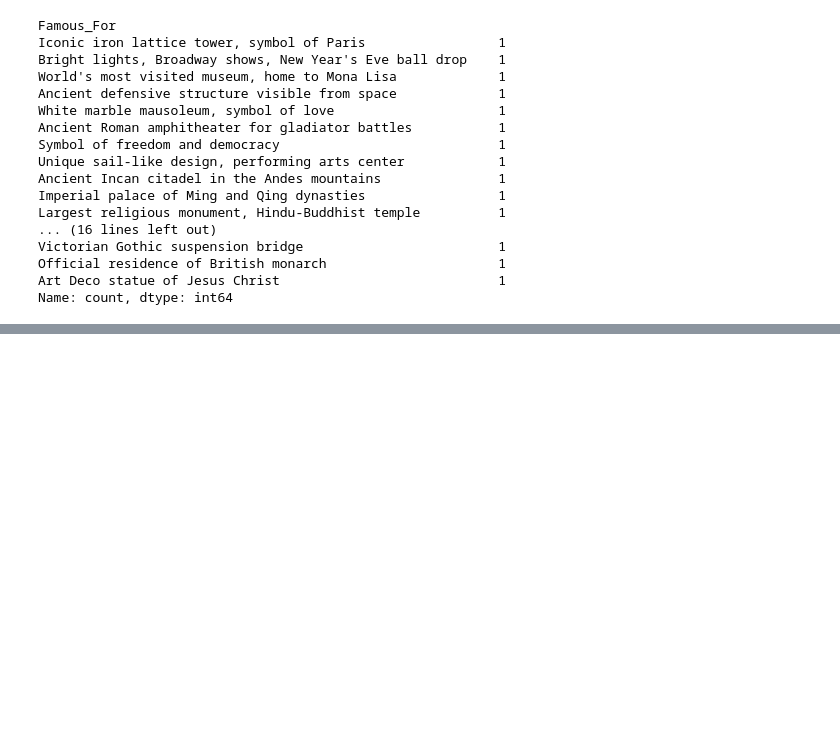
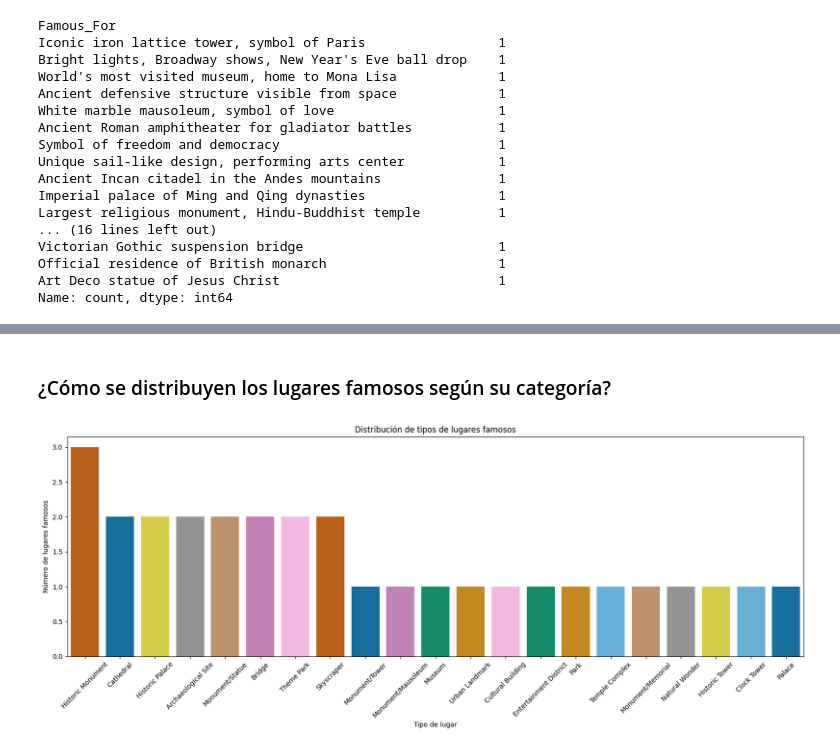
Before and after one commit to FaberGrisales/data-analysing, a Jupyter notebook: notebooks/World_Famous_Place_EDA.ipynb, the cells around one changed output, grey strips where cells are left out. Saved outputs shown, nothing was run; the diff lists cells and outputs as text; code cells hidden in the pictures; blank space fills up the shorter version.

```diff
--- a/notebooks/World_Famous_Place_EDA.ipynb
+++ b/notebooks/World_Famous_Place_EDA.ipynb
@@ -247,0 +331,12 @@ Name: count, dtype: int64
+# %% [markdown]
+### ¿Cómo se distribuyen los lugares famosos según su categoría?
+# %%
+plt.figure(figsize=(20,6))
+snb.countplot(data=df_copy, x='Type', hue='Type', order=df_copy['Type'].value_counts().index, palette='colorblind')
+plt.title('Distribución de tipos de lugares famosos')
+plt.xticks(rotation=45)
+plt.xlabel('Tipo de lugar')
+plt.ylabel('Número de lugares famosos')
+plt.show()
+# %% [output]
+[figure, added]
```
Also changed, not shown: parts of 17 cells of this notebook.
